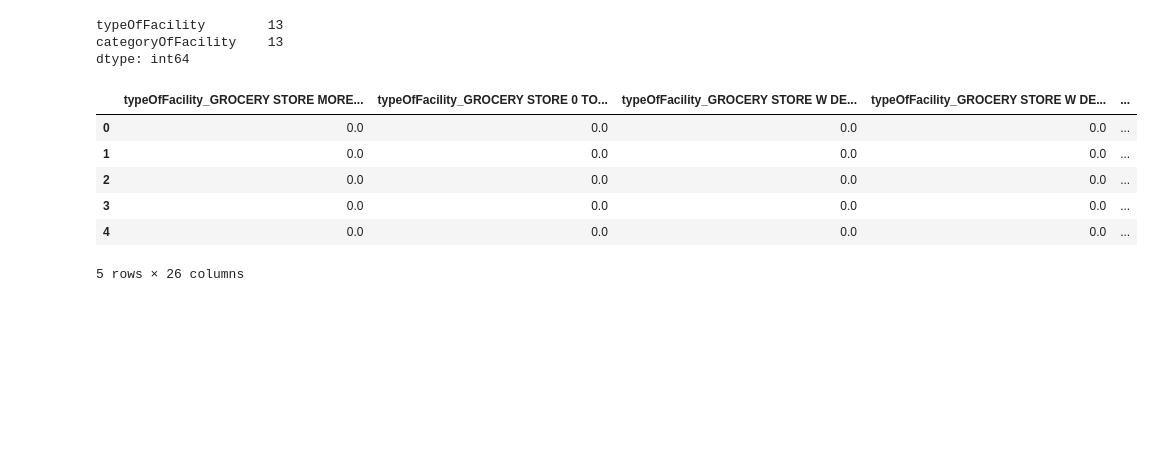
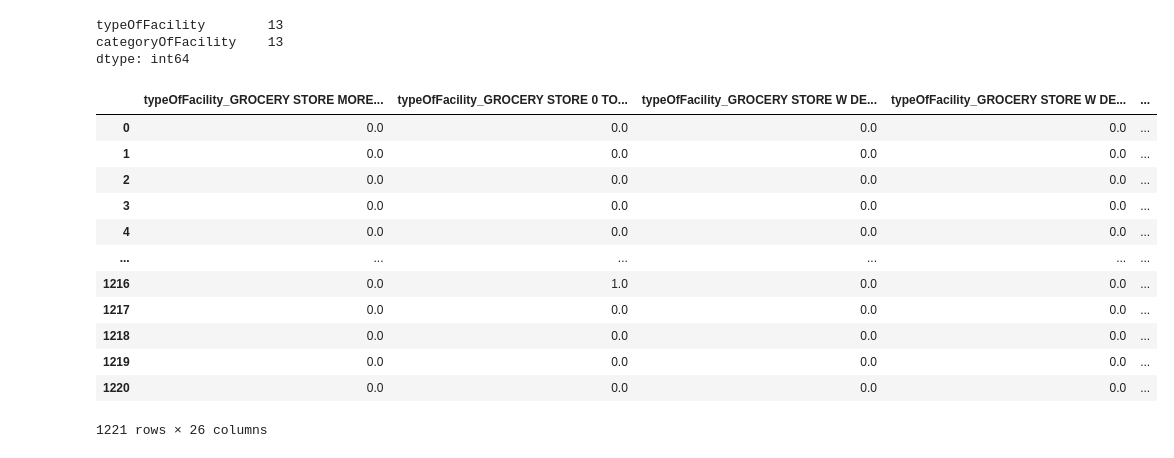
Before and after one commit to kchavez05/boulder-co-health, a Jupyter notebook: Average_scores_by__restaurant.ipynb, the cells around one changed output. Cells and saved outputs as stored; diff of their text form; code cells hidden in the pictures; blank space fills up the shorter version.

```diff
--- a/Average_scores_by__restaurant.ipynb
+++ b/Average_scores_by__restaurant.ipynb
@@ -32,5 +32,6 @@ import tensorflow as tf
 test_df = pd.read_csv('average_scores_analysis_test3.csv')
 scores_df=pd.read_csv('facility_ave_insp_score.csv')
 ave_score_df=test_df.set_index('facilityId').join(scores_df.set_index('facilityId'))
-ave_score_df.head()
+ave_score_df=ave_score_df.reset_index()
+ave_score_df
 # %% [output]
@@ -61,0 +85,6 @@ ave_score_df.head()
+# %%
+# Bin the yelpRating integers to categories "5"= 5, "4" = 4, "3" = 3, "2" = 2, "1" = 1.
+bins=[0, 1, 2, 3, 4, 5]
+yelp_ratings = ["1", "2", "3", "4", "5"]
+ave_score_df["yelpRating"]=pd.cut(ave_score_df["yelpRating"], bins, labels=yelp_ratings)
+ave_score_df
@@ -61,0 +105,3 @@ ave_score_df.head()
+# %%
+feature_df= ave_score_df.drop(columns=["facilityId"], axis=1)
+feature_df
@@ -66,10 +126,10 @@ ave_score_df.head()
 # %%
 # Preparing our data for ML
 # Generate our categorical variable list
-fac_cat = ave_score_df.dtypes[ave_score_df.dtypes == "object"].index.tolist()
+fac_cat = feature_df.dtypes[feature_df.dtypes == "object"].index.tolist()
 
 # Check the number of unique values in each column
-ave_score_df[fac_cat].nunique()
+feature_df[fac_cat].nunique()
 # %% [output]
 typeOfFacility        13
 categoryOfFacility    13
@@ -77,20 +137,26 @@ dtype: int64
 # %%
 # Create a OneHotEncoder instance
 enc = OneHotEncoder(sparse=False)
 
 # Fit and transform the OneHotEncoder using the categorical variable list
-encode_df = pd.DataFrame(enc.fit_transform(ave_score_df[fac_cat]))
+encode_df = pd.DataFrame(enc.fit_transform(feature_df[fac_cat]))
 
 # Add the encoded variable names to the DataFrame
 encode_df.columns = enc.get_feature_names(fac_cat)
-encode_df.head()
+encode_df
 # %% [output]
 |  | typeOfFacility_GROCERY STORE MORE... | typeOfFacility_GROCERY STORE 0 TO... | typeOfFacility_GROCERY STORE W DE... | typeOfFacility_GROCERY STORE W DE... | ... |
 | 0 | 0.0 | 0.0 | 0.0 | 0.0 | ... |
 | 1 | 0.0 | 0.0 | 0.0 | 0.0 | ... |
 | 2 | 0.0 | 0.0 | 0.0 | 0.0 | ... |
 | 3 | 0.0 | 0.0 | 0.0 | 0.0 | ... |
 | 4 | 0.0 | 0.0 | 0.0 | 0.0 | ... |
+| ... | ... | ... | ... | ... | ... |
+| 1216 | 0.0 | 1.0 | 0.0 | 0.0 | ... |
+| 1217 | 0.0 | 0.0 | 0.0 | 0.0 | ... |
+| 1218 | 0.0 | 0.0 | 0.0 | 0.0 | ... |
+| 1219 | 0.0 | 0.0 | 0.0 | 0.0 | ... |
+| 1220 | 0.0 | 0.0 | 0.0 | 0.0 | ... |
-5 rows × 26 columns
+1221 rows × 26 columns
 # %%
 # Merge one-hot encoded features and drop the originals
```
Also changed, not shown: parts of 9 cells of this notebook.
